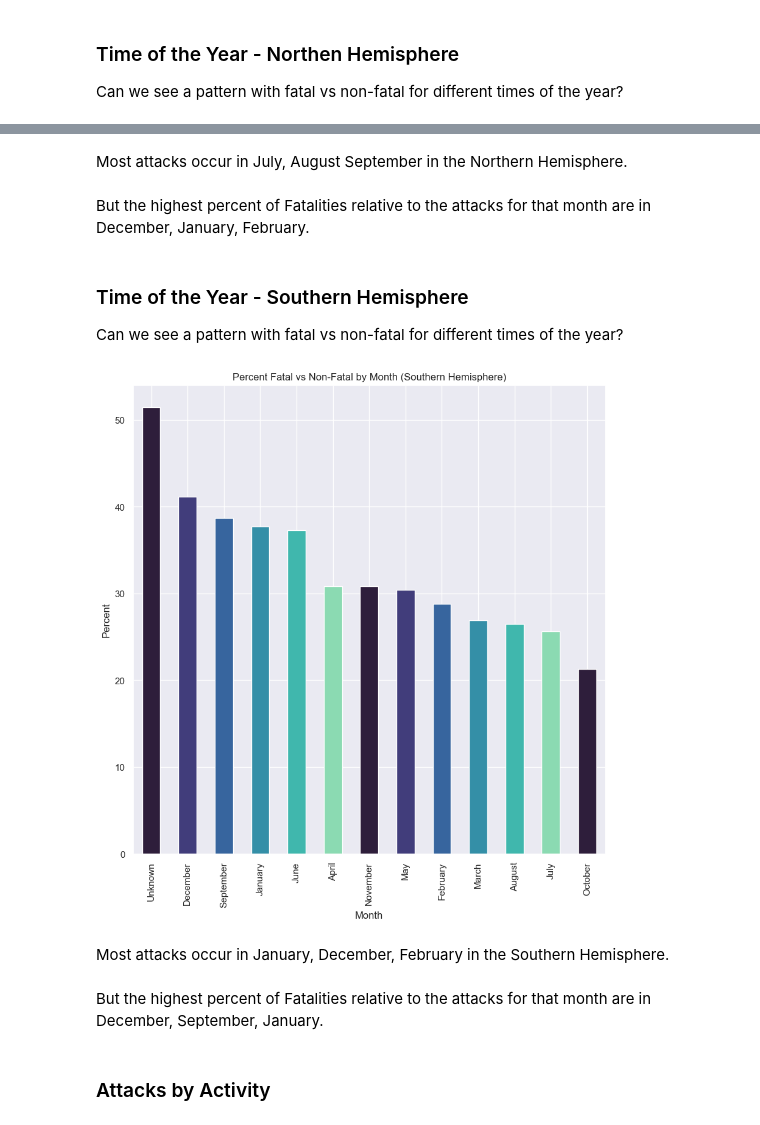
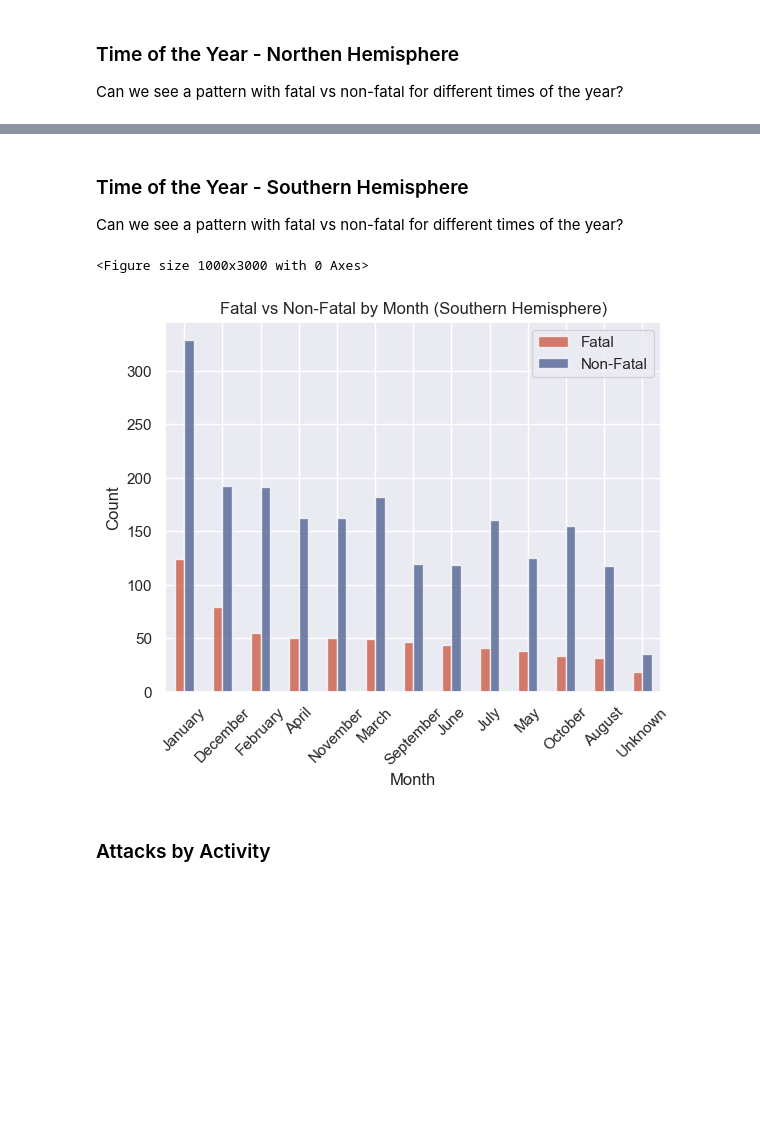
Before and after one commit to codevelvet/python-machine-learning, a Jupyter notebook: ml-models/shark-attacks/v2/predicting-shark-attack-fatality-reduced.ipynb, the cells around one changed output, grey strips where cells are left out. Drawn from its saved outputs; the diff is of its cells as text; code cells hidden in the pictures; blank space fills up the shorter version.

```diff
--- a/ml-models/shark-attacks/v2/predicting-shark-attack-fatality-reduced.ipynb
+++ b/ml-models/shark-attacks/v2/predicting-shark-attack-fatality-reduced.ipynb
@@ -584,3 +554,18 @@ def top_10_count_plot(df, cols_list):
 top_10_count_plot(geo_df, ["Type", "Gender", "Activity", "Country", "Species", "Month"])
 # %% [output]
 [figure]
+# %%
+"""
+By US State
+"""
+usa = geo_df[(geo_df["Country"] == "USA") & (geo_df["Fatal"] != "Unknown")]
+
+sns.set_palette(palette_r)
+sns.countplot(y="Area",
+              data=usa,
+              hue="Fatal",
+              stat="percent",
+              formatter=truncator,
+              order=usa["Area"].value_counts().iloc[:10].index)
+plt.title("Shark Attack Fatality by US State")
+plt.show()
@@ -586,0 +574,9 @@ top_10_count_plot(geo_df, ["Type", "Gender", "Activity", "Country", "Species", "
+# %%
+"""
+Age
+"""
+sns.set_palette(palette_r)
+sns.kdeplot(data=geo_df, x="Age", hue="Fatal", alpha=0.9, zorder=3, multiple="stack")
+plt.title("Age Distribution: Fatal vs Non-Fatal")
+plt.savefig('age-kdeplot-with-fatal.png', dpi=400)
+plt.show()
@@ -641,44 +623,29 @@ plt.show()
-# %% [markdown]
-<div class='info'>Most attacks occur in July, August September in the Northern Hemisphere. <br/> <br/> But the highest percent of Fatalities relative to the attacks for that month are in December, January, February.</div>
 # %% [markdown]
 ### Time of the Year - Southern Hemisphere
 Can we see a pattern with fatal vs non-fatal for different times of the year?
 # %%
 feature = "Month"
 
 fatal_southern = fatal[fatal["Hemisphere"] == 'Southern']
 nfatal_southern = nfatal[nfatal["Hemisphere"] == 'Southern']
 
 positive_southern = pd.DataFrame(fatal_southern[feature].value_counts(sort=True))
 
 negative_southern = pd.DataFrame(nfatal_southern[feature].value_counts(sort=True))
 
 by_month_southern = pd.concat([positive_southern["count"], negative_southern["count"]], keys=['Fatal', 'Non-Fatal'], axis=1)
 
 
 
-#plt.figure(figsize=(10, 30))
-#by_month_southern.plot(kind='bar', alpha=0.75, rot=45, color=['#c9533e', '#495b8d'], title='Fatal vs Non-Fatal by Month (Southern Hemisphere)')
-#plt.xlabel('Month')
-#plt.ylabel('Count')
-#plt.savefig('by-month-southern.png', dpi=400, bbox_inches='tight')
-#plt.show()
-
-"""
-Percent Fatal by month
-"""
-pct_by_month_southern = ((by_month_southern['Fatal'] / by_month_southern['Non-Fatal']) * 100).sort_values(ascending=False)
-
-plt.figure(figsize=(10, 10))
-pct_by_month_southern.plot(kind='bar', color=palette, title='Percent Fatal vs Non-Fatal by Month (Southern Hemisphere)')
+plt.figure(figsize=(10, 30))
+by_month_southern.plot(kind='bar', alpha=0.75, rot=45, color=['#c9533e', '#495b8d'], title='Fatal vs Non-Fatal by Month (Southern Hemisphere)')
 plt.xlabel('Month')
-plt.ylabel('Percent')
-plt.savefig('pct_by-month-southern.png', dpi=400, bbox_inches='tight')
+plt.ylabel('Count')
+plt.savefig('by-month-southern.png', dpi=400, bbox_inches='tight')
 plt.show()
 # %% [output]
+<Figure size 1000x3000 with 0 Axes>
-[figure, old version]
+[figure, new version]
-# %% [markdown]
-<div class='info'>Most attacks occur in January, December, February in the Southern Hemisphere. <br/> <br/> But the highest percent of Fatalities relative to the attacks for that month are in December, September, January. </div>
 # %% [markdown]
 ### Attacks by Activity
 # %%
```
Also changed, not shown: parts of 31 cells of this notebook.
